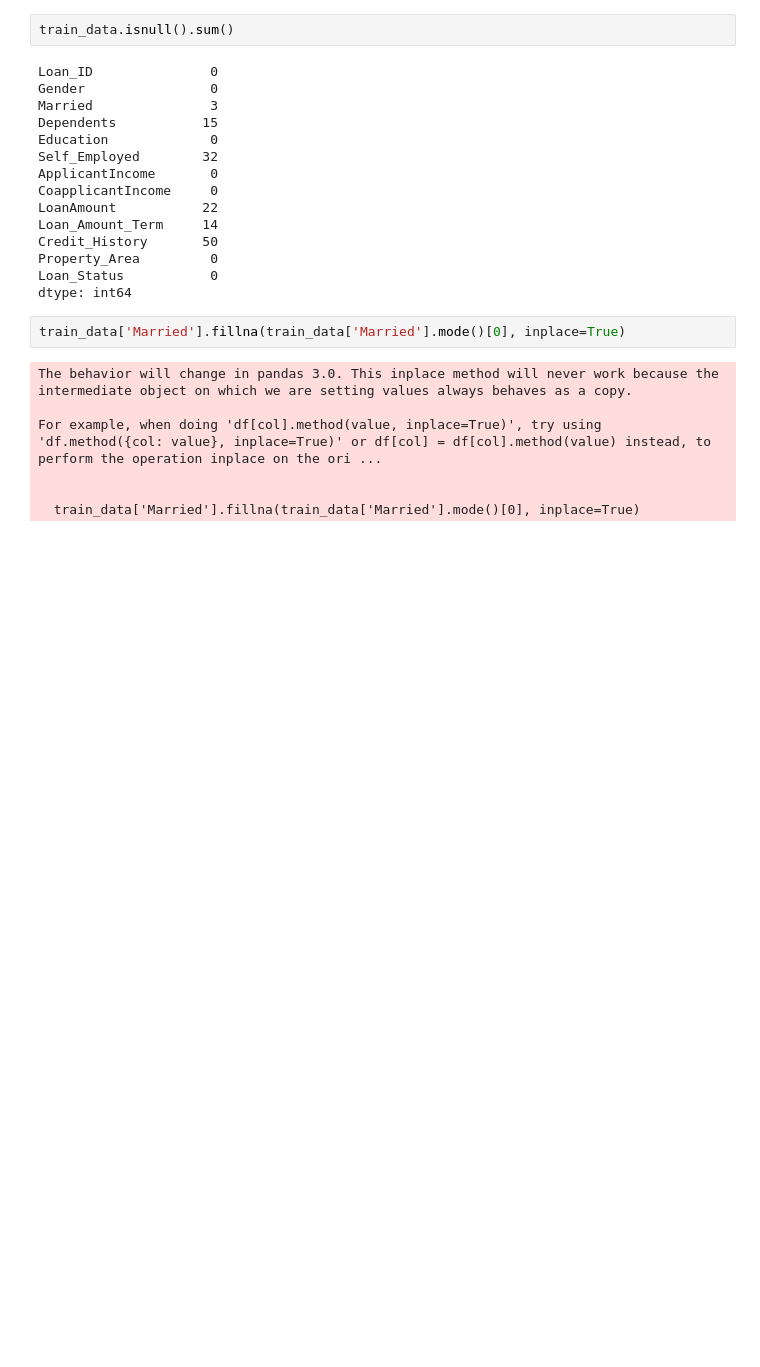
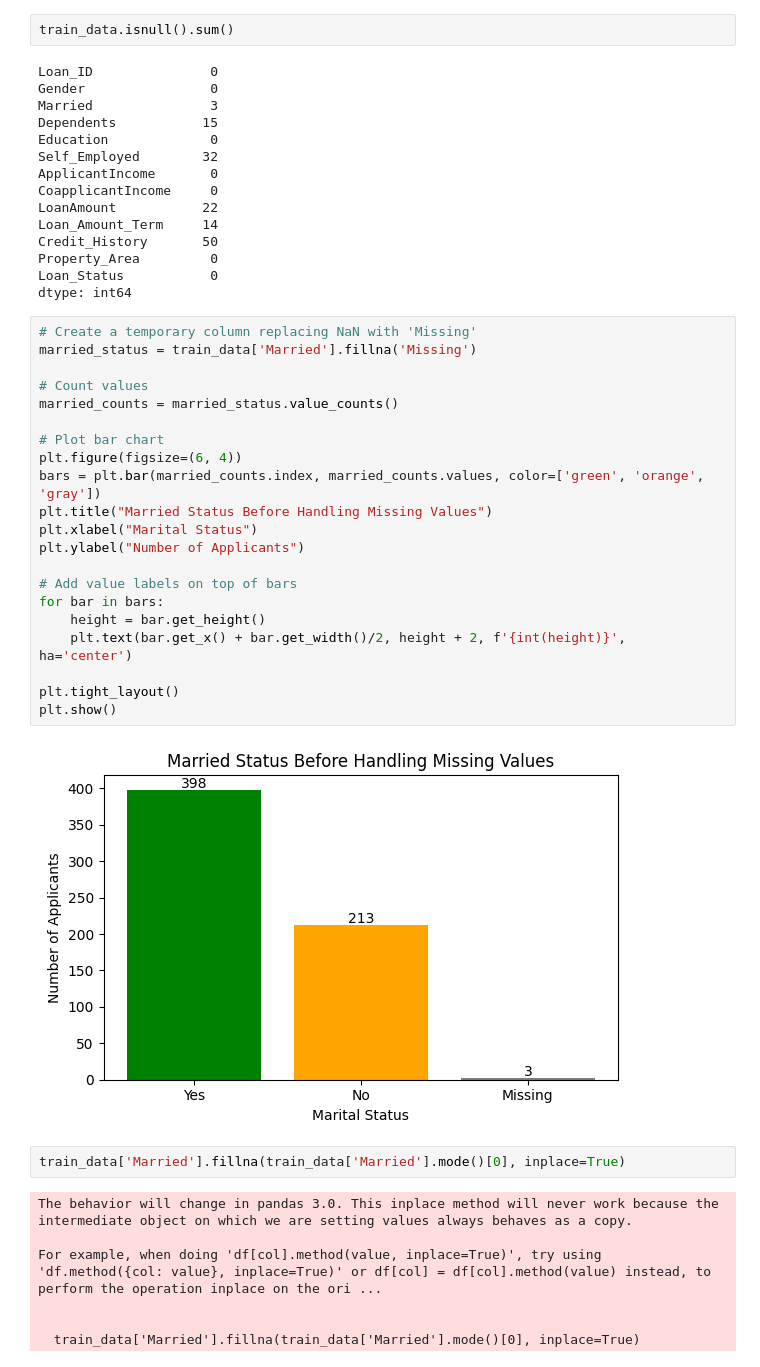
Before and after one commit to murad-02/Loan-Approval-Prediction, a Jupyter notebook: NotebookFile/LoanApprovalPrediction.ipynb, the cells around one changed output. Cells and saved outputs as stored; diff of their text form; blank space fills up the shorter version.

```diff
--- a/NotebookFile/LoanApprovalPrediction.ipynb
+++ b/NotebookFile/LoanApprovalPrediction.ipynb
@@ -176,6 +215,29 @@ Credit_History       50
 Property_Area         0
 Loan_Status           0
 dtype: int64
+# %%
+# Create a temporary column replacing NaN with 'Missing'
+married_status = train_data['Married'].fillna('Missing')
+
+# Count values
+married_counts = married_status.value_counts()
+
+# Plot bar chart
+plt.figure(figsize=(6, 4))
+bars = plt.bar(married_counts.index, married_counts.values, color=['green', 'orange', 'gray'])
+plt.title("Married Status Before Handling Missing Values")
+plt.xlabel("Marital Status")
+plt.ylabel("Number of Applicants")
+
+# Add value labels on top of bars
+for bar in bars:
+    height = bar.get_height()
+    plt.text(bar.get_x() + bar.get_width()/2, height + 2, f'{int(height)}', ha='center')
+
+plt.tight_layout()
+plt.show()
+# %% [output]
+[figure, added]
 # %%
 train_data['Married'].fillna(train_data['Married'].mode()[0], inplace=True)
 # %% [output]
```
Also changed, not shown: parts of 19 cells of this notebook, 9 other files.
